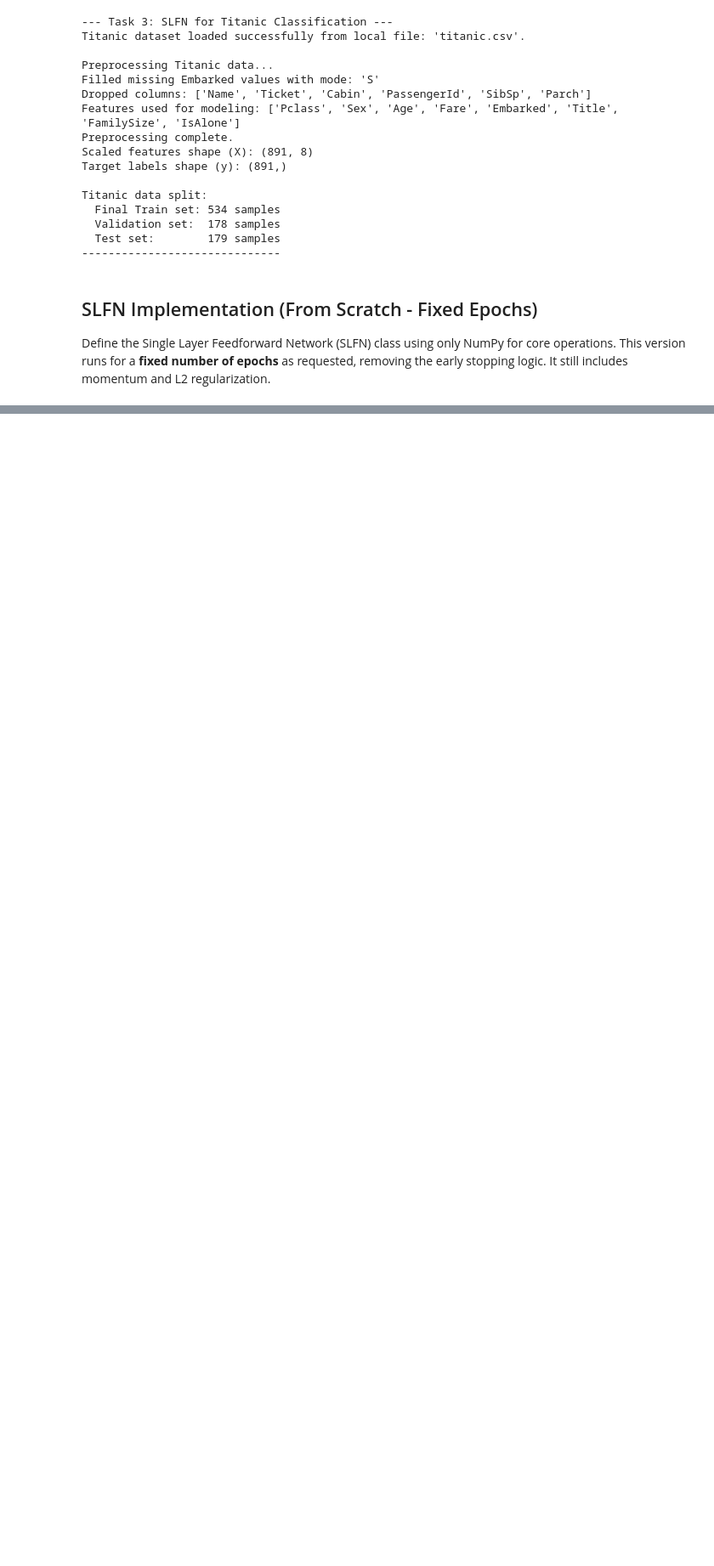
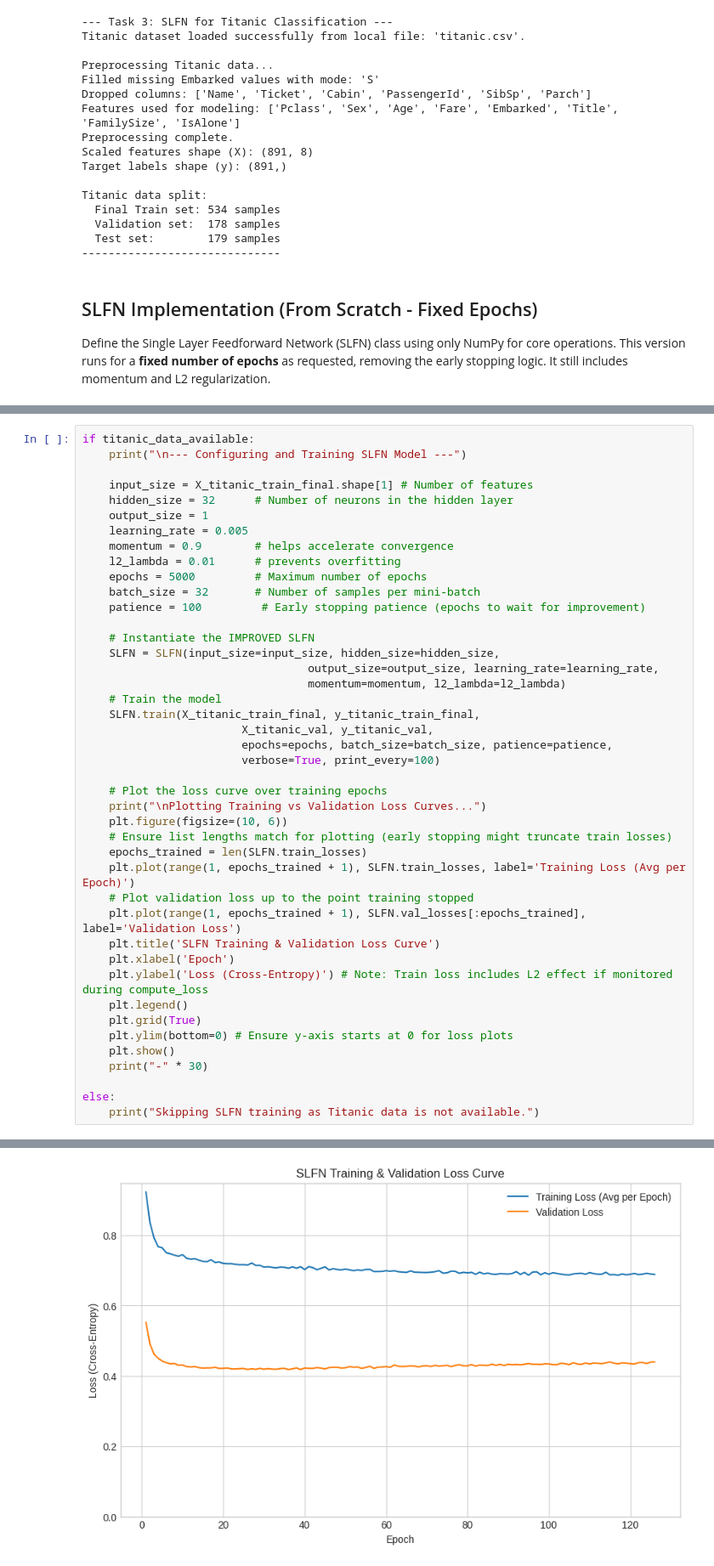
Before and after one commit to AlieShayan/Neural-Networks-SOM-Clustering-and-SLFN-Classification, a Jupyter notebook: task3_slfn_titanic/slfn_titanic.ipynb, the cells around one changed output, grey strips where cells are left out. Shown at 85% size. Saved outputs shown, nothing was run; the diff lists cells and outputs as text; blank space fills up the shorter version.

Commit message:
add slfn training ,evaluation and visualization

```diff
--- a/task3_slfn_titanic/slfn_titanic.ipynb
+++ b/task3_slfn_titanic/slfn_titanic.ipynb
@@ -407,0 +416,44 @@ SLFN class defined successfully.
+# %%
+if titanic_data_available:
+    print("\n--- Configuring and Training SLFN Model ---")
+
+    input_size = X_titanic_train_final.shape[1] # Number of features
+    hidden_size = 32      # Number of neurons in the hidden layer
+    output_size = 1
+    learning_rate = 0.005
+    momentum = 0.9        # helps accelerate convergence
+    l2_lambda = 0.01      # prevents overfitting
+    epochs = 5000         # Maximum number of epochs
+    batch_size = 32       # Number of samples per mini-batch
+    patience = 100         # Early stopping patience (epochs to wait for improvement)
+
+    # Instantiate the IMPROVED SLFN
+    SLFN = SLFN(input_size=input_size, hidden_size=hidden_size,
+                                  output_size=output_size, learning_rate=learning_rate,
+                                  momentum=momentum, l2_lambda=l2_lambda)
+    # Train the model
+    SLFN.train(X_titanic_train_final, y_titanic_train_final,
+                        X_titanic_val, y_titanic_val,
+                        epochs=epochs, batch_size=batch_size, patience=patience,
+                        verbose=True, print_every=100)
+
+    # Plot the loss curve over training epochs
+    print("\nPlotting Training vs Validation Loss Curves...")
+    plt.figure(figsize=(10, 6))
+    # Ensure list lengths match for plotting (early stopping might truncate train losses)
+    epochs_trained = len(SLFN.train_losses)
+    plt.plot(range(1, epochs_trained + 1), SLFN.train_losses, label='Training Loss (Avg per Epoch)')
+    # Plot validation loss up to the point training stopped
+    plt.plot(range(1, epochs_trained + 1), SLFN.val_losses[:epochs_trained], label='Validation Loss')
+    plt.title('SLFN Training & Validation Loss Curve')
+    plt.xlabel('Epoch')
+    plt.ylabel('Loss (Cross-Entropy)') # Note: Train loss includes L2 effect if monitored during compute_loss
+    plt.legend()
+    plt.grid(True)
+    plt.ylim(bottom=0) # Ensure y-axis starts at 0 for loss plots
+    plt.show()
+    print("-" * 30)
+
+else:
+    print("Skipping SLFN training as Titanic data is not available.")
+# %% [output]
@@ -407,0 +477 @@ SLFN class defined successfully.
+[figure, added]
```
Also changed, not shown: parts of 5 cells of this notebook.
